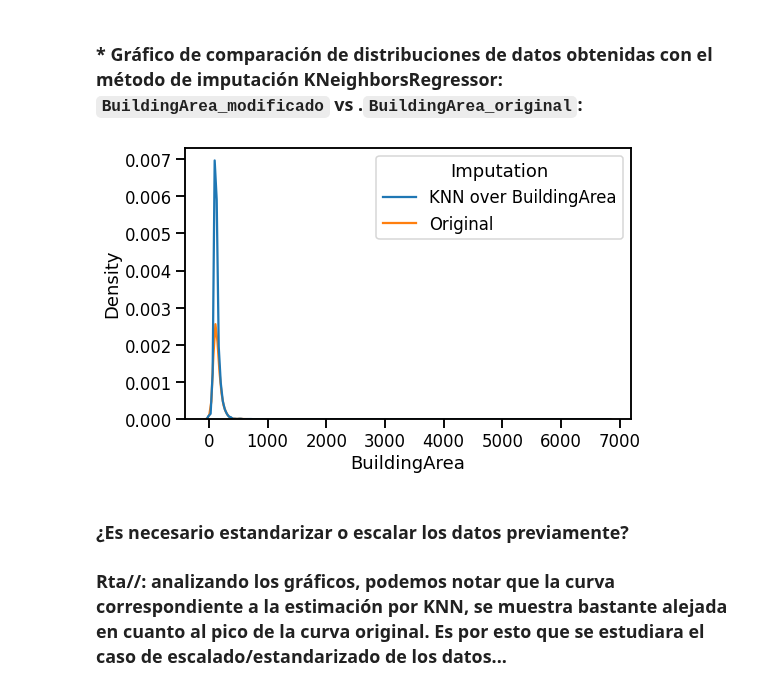
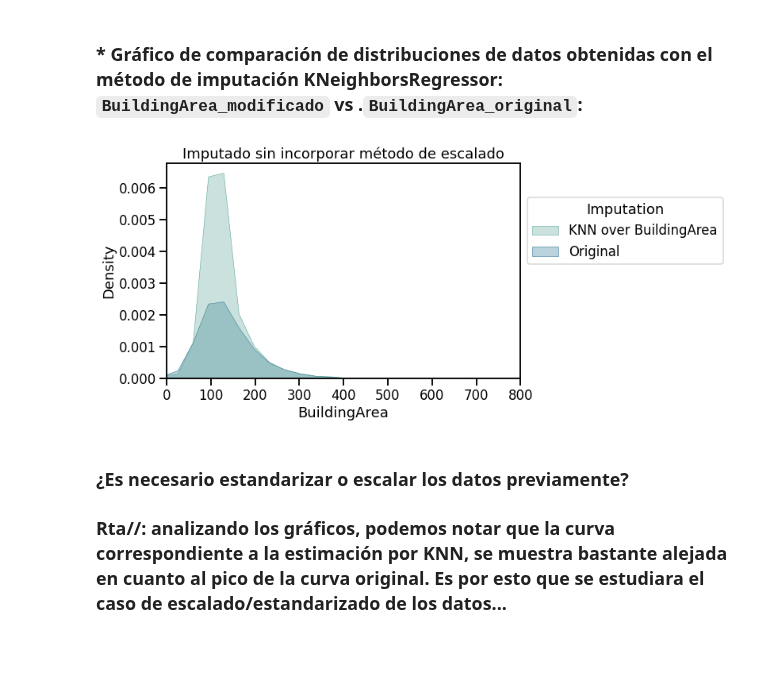
Before and after one commit to Grupo242022/EyCD, a Jupyter notebook: Entregable_Parte_2_2022_v1.ipynb, the cells around one changed output. Cells and saved outputs as stored; diff of their text form; code cells hidden in the pictures; blank space fills up the shorter version.

```diff
--- a/Entregable_Parte_2_2022_v1.ipynb
+++ b/Entregable_Parte_2_2022_v1.ipynb
@@ -120,4 +121,7 @@ dtype: int64
 # %%
+# CouncilArea
+melb_df = melb_df.loc[:, melb_df.columns != 'CouncilArea']
+# feature_dict = list(melb_df2.T.to_dict().values())
 feature_dict = list(melb_df.T.to_dict().values())
 # Consulta de los dos primeros registros
 feature_dict[1]
@@ -224,9 +231,13 @@ df_build.drop(['index'], axis=1, inplace=True)
 ### * Gráfico de comparación de distribuciones de datos obtenidas con el método de imputación KNeighborsRegressor: `BuildingArea_modificado` vs .`BuildingArea_original`:
 # %%
 fig = plt.figure(figsize=(8, 5))
-g = sns.kdeplot(data=df_build, x='BuildingArea', hue='Imputation')
+g = sns.kdeplot(data=df_build, x='BuildingArea', hue='Imputation',palette="crest",\
+               alpha=.3, linewidth=0.5, fill=True, common_grid=True)
+g.set_xlim([0, 800])
+g.set_title('Imputado sin incorporar método de escalado')
+sns.move_legend(g, bbox_to_anchor=(1.0, .5),loc=3)
 # %% [output]
-[figure, old version]
+[figure, new version]
 # %% [markdown]
  ### ¿Es necesario estandarizar o escalar los datos previamente?
 
```
Also changed, not shown: parts of 18 cells of this notebook.
